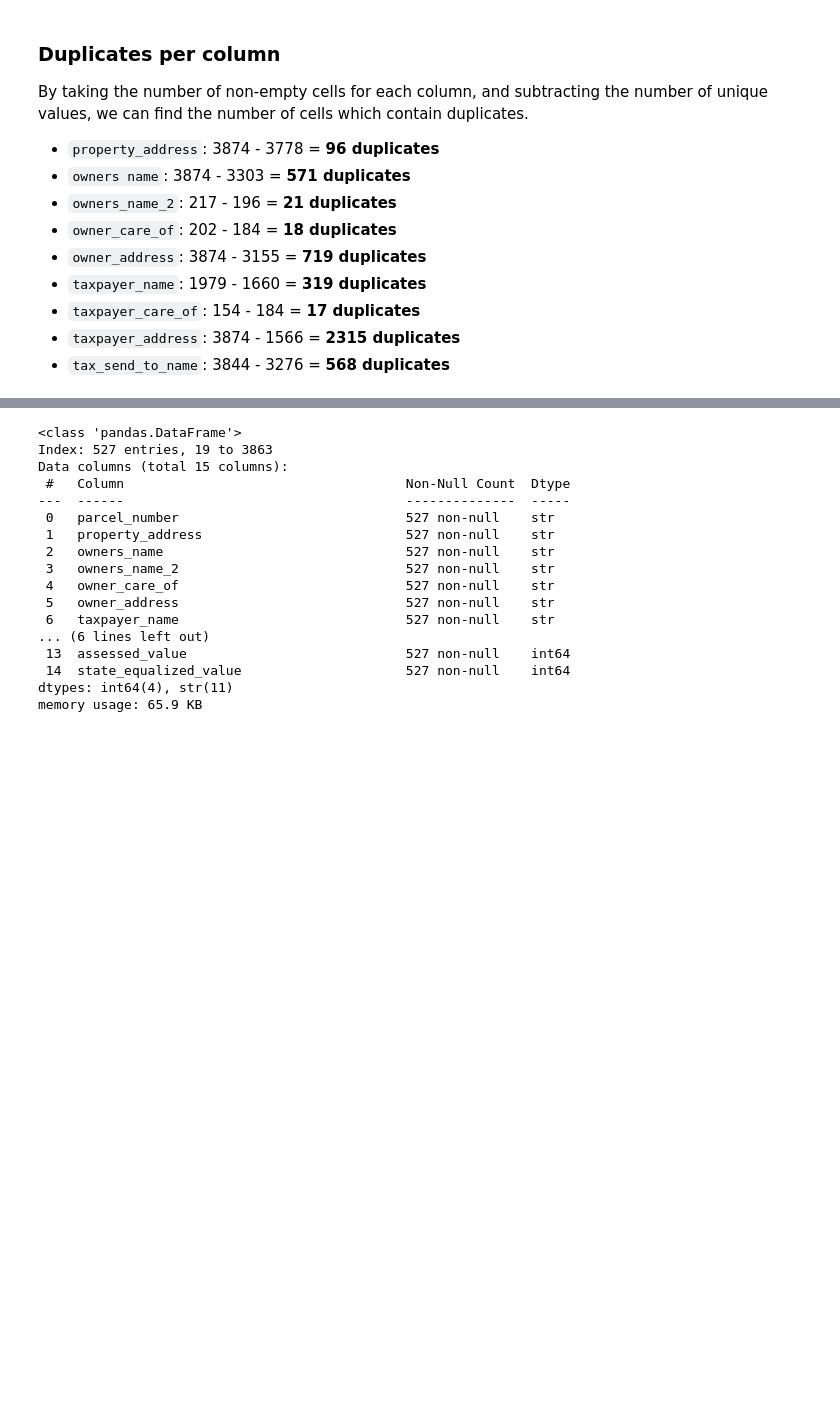
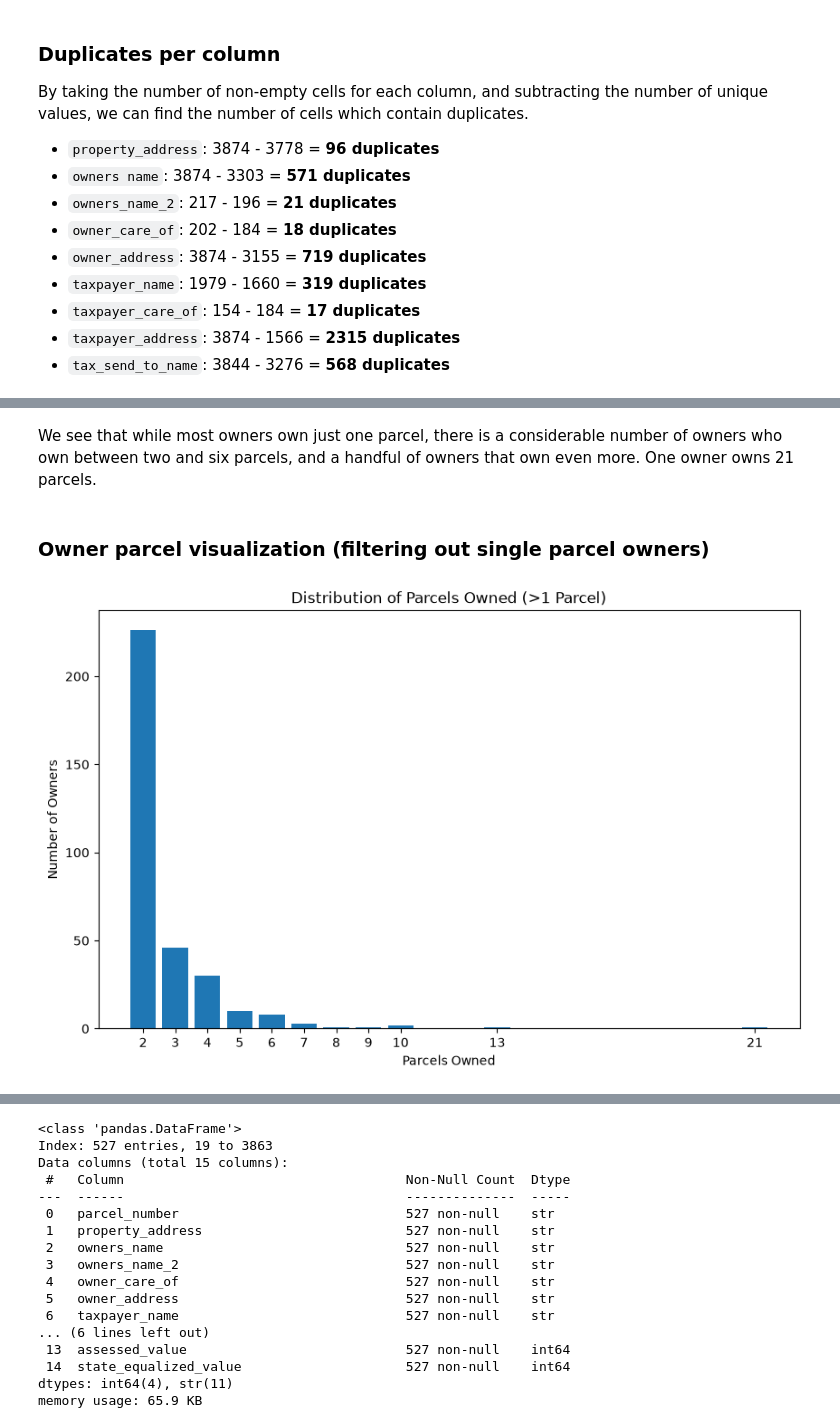
Before and after one commit to mattphinney-94/kzoo_county_project, a Jupyter notebook: County Data Exploratory Analysis.ipynb, the cells around one changed output, grey strips where cells are left out. Cells and saved outputs as stored; diff of their text form; code cells hidden in the pictures; blank space fills up the shorter version.

Commit message:
Added visualizations for owner and taxpayer parcel association distributions.

```diff
--- a/County Data Exploratory Analysis.ipynb
+++ b/County Data Exploratory Analysis.ipynb
@@ -243,0 +235,18 @@ By taking the number of non-empty cells for each column, and subtracting the num
+# %%
+# Counting how many parcels each owner has.
+owner_counts = (
+    df[df["owners_name"] != ""]
+    .groupby("owners_name")["parcel_number"]
+    .nunique()
+)
+
+# Counting how many owners own n number of parcels.
+owner_distribution = (
+    owner_counts
+    .value_counts()
+    .sort_index()
+    .rename_axis("parcels_owned")
+    .reset_index(name="number_of_owners")
+)
+
+owner_distribution
@@ -243,0 +267,25 @@ By taking the number of non-empty cells for each column, and subtracting the num
+# %% [markdown]
+We see that while most owners own just one parcel, there is a considerable number of owners who own between two and six parcels, and a handful of owners that own even more. One owner owns 21 parcels.
+# %% [markdown]
+### Owner parcel visualization (filtering out single parcel owners)
+# %%
+owner_distribution_plot = owner_distribution[
+    owner_distribution["parcels_owned"] > 1
+]
+
+plt.figure(figsize=(10,6))
+
+plt.bar(
+    owner_distribution_plot["parcels_owned"],
+    owner_distribution_plot["number_of_owners"]
+)
+
+plt.xticks(owner_distribution_plot["parcels_owned"])
+
+plt.title("Distribution of Parcels Owned (>1 Parcel)")
+plt.xlabel("Parcels Owned")
+plt.ylabel("Number of Owners")
+
+plt.show()
+# %% [output]
+[figure, added]
```
Also changed, not shown: parts of 24 cells of this notebook.
